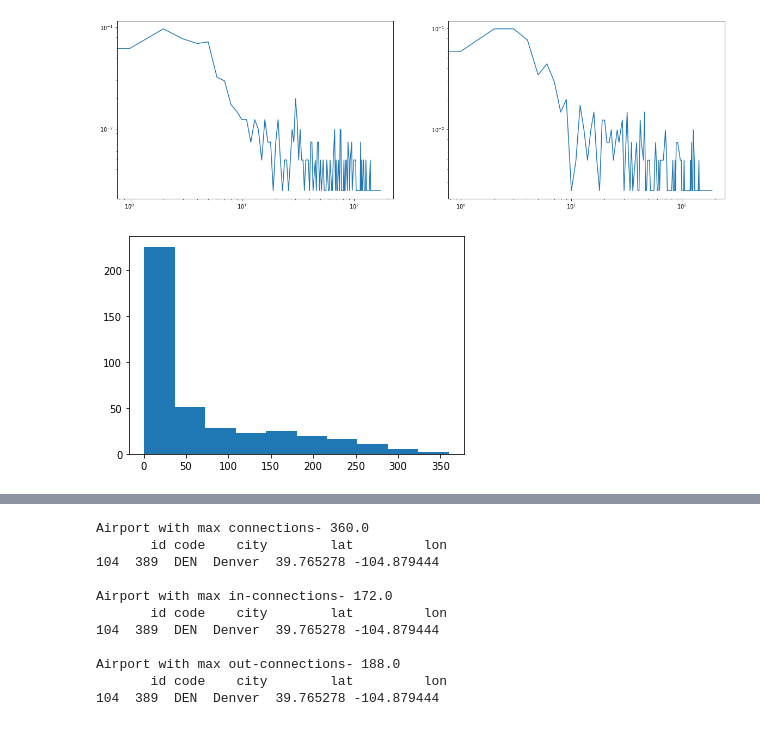
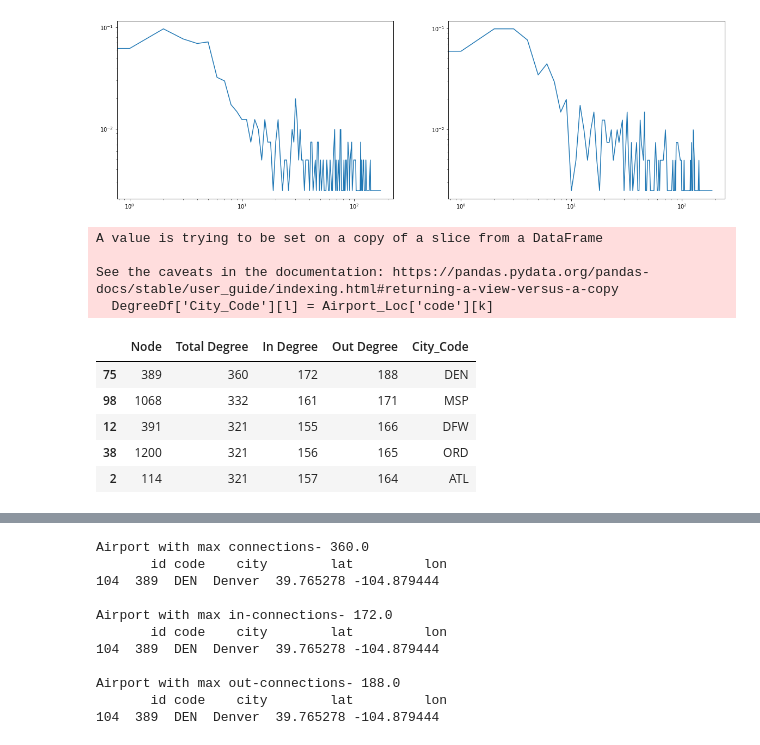
Before and after one commit to mohity5/Practice_NetworkAnalysis_Airports, a Jupyter notebook: Practice_Airports.ipynb, the cells around one changed output, grey strips where cells are left out. Cells and saved outputs as stored; diff of their text form; code cells hidden in the pictures.

```diff
--- a/Practice_Airports.ipynb
+++ b/Practice_Airports.ipynb
@@ -134,14 +134,28 @@ ax2.set_xscale('log')
 ax2.set_yscale('log')
 # %% [output]
 [figure]
-# %%
-#Log-Log Plot
-
-fig, (ax1,ax2,ax3) = plt.subplots(1,3, figsize = (20,5))
-
-
-plt.plot(InD_F.index,InD_F['FreqR'])
-plt.yscale('log')
-plt.xscale('log')
-# %% [output]
-[figure, removed]
+# %%
+for l in range(0,DegreeDf.shape[0],1):
+
+    node = DegreeDf['Node'][l]
+
+    for k in range(0, Airport_Loc.shape[0],1):
+        if(Airport_Loc['id'][k] == node):
+            DegreeDf['City_Code'][l] = Airport_Loc['code'][k]
+# %% [output]
+A value is trying to be set on a copy of a slice from a DataFrame
+
+See the caveats in the documentation: https://pandas.pydata.org/pandas-docs/stable/user_guide/indexing.html#returning-a-view-versus-a-copy
+  DegreeDf['City_Code'][l] = Airport_Loc['code'][k]
+# %%
+# Lets find the top 10 most connected nodes and there degrees
+DegreeDf.head()
+DegreeDf = DegreeDf.sort_values(by= ['Total Degree'], ascending = False)
+DegreeDf.head()
+# %% [output]
+|  | Node | Total Degree | In Degree | Out Degree | City_Code |
+| 75 | 389 | 360 | 172 | 188 | DEN |
+| 98 | 1068 | 332 | 161 | 171 | MSP |
+| 12 | 391 | 321 | 155 | 166 | DFW |
+| 38 | 1200 | 321 | 156 | 165 | ORD |
+| 2 | 114 | 321 | 157 | 164 | ATL |
```
Also changed, not shown: parts of 1 cell of this notebook.
